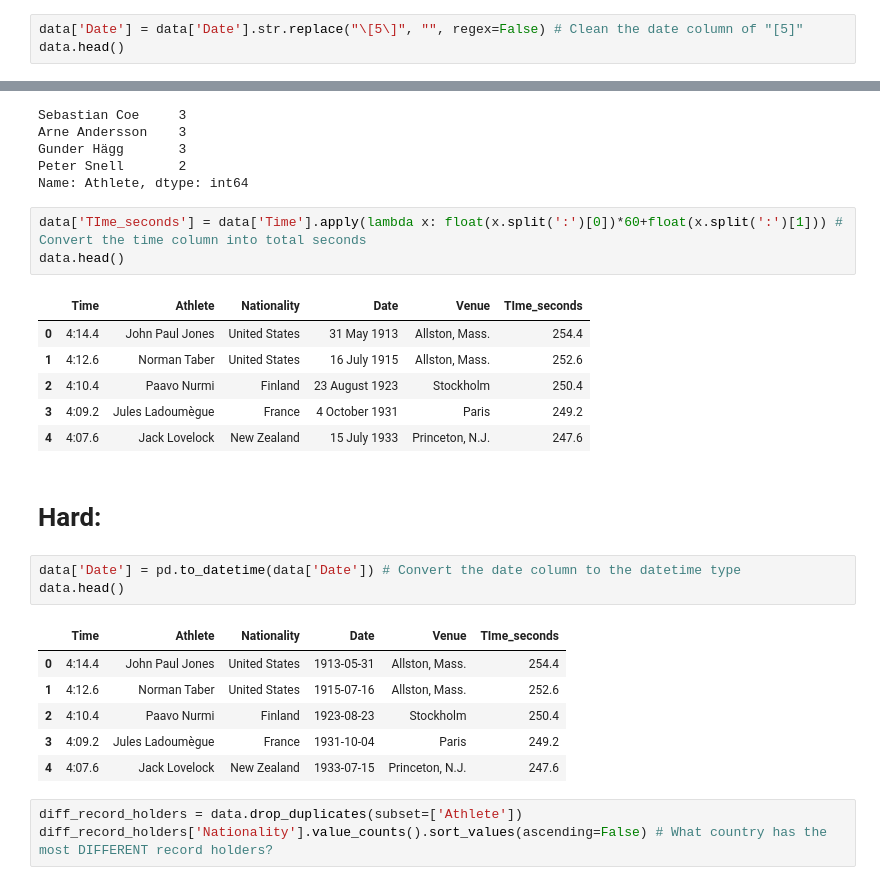
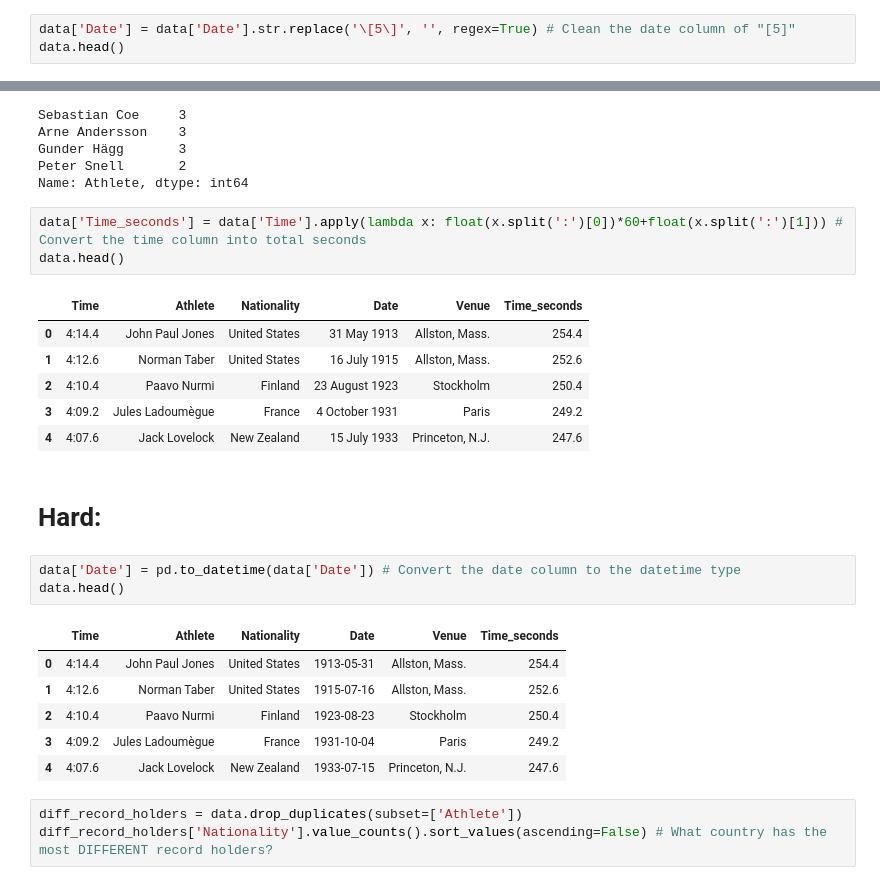
Before and after one commit to jgroeschen/data_1_checks, a Jupyter notebook: mens_mile_WR_example_project.ipynb, the cells around one changed output, grey strips where cells are left out. Drawn from its saved outputs; the diff is of its cells as text.

```diff
--- a/mens_mile_WR_example_project.ipynb
+++ b/mens_mile_WR_example_project.ipynb
@@ -54,7 +54,7 @@ data.head()
 | 3 | 4:09.2 | Jules Ladoumègue | France | 4 October 1931[5] | Paris |
 | 4 | 4:07.6 | Jack Lovelock | New Zealand | 15 July 1933[5] | Princeton, N.J. |
 # %%
-data['Date'] = data['Date'].str.replace("\[5\]", "", regex=False) # Clean the date column of "[5]"
+data['Date'] = data['Date'].str.replace('\[5\]', '', regex=True) # Clean the date column of "[5]"
 data.head()
 # %% [output]
 |  | Time | Athlete | Nationality | Date | Venue |
@@ -80,10 +80,10 @@ Gunder Hägg       3
 Peter Snell       2
 Name: Athlete, dtype: int64
 # %%
-data['TIme_seconds'] = data['Time'].apply(lambda x: float(x.split(':')[0])*60+float(x.split(':')[1])) # Convert the time column into total seconds
+data['Time_seconds'] = data['Time'].apply(lambda x: float(x.split(':')[0])*60+float(x.split(':')[1])) # Convert the time column into total seconds
 data.head()
 # %% [output]
-|  | Time | Athlete | Nationality | Date | Venue | TIme_seconds |
+|  | Time | Athlete | Nationality | Date | Venue | Time_seconds |
 | 0 | 4:14.4 | John Paul Jones | United States | 31 May 1913 | Allston, Mass. | 254.4 |
 | 1 | 4:12.6 | Norman Taber | United States | 16 July 1915 | Allston, Mass. | 252.6 |
 | 2 | 4:10.4 | Paavo Nurmi | Finland | 23 August 1923 | Stockholm | 250.4 |
@@ -95,7 +95,7 @@ data.head()
 data['Date'] = pd.to_datetime(data['Date']) # Convert the date column to the datetime type
 data.head()
 # %% [output]
-|  | Time | Athlete | Nationality | Date | Venue | TIme_seconds |
+|  | Time | Athlete | Nationality | Date | Venue | Time_seconds |
 | 0 | 4:14.4 | John Paul Jones | United States | 1913-05-31 | Allston, Mass. | 254.4 |
 | 1 | 4:12.6 | Norman Taber | United States | 1915-07-16 | Allston, Mass. | 252.6 |
 | 2 | 4:10.4 | Paavo Nurmi | Finland | 1923-08-23 | Stockholm | 250.4 |
```
Also changed, not shown: parts of 1 cell of this notebook.
